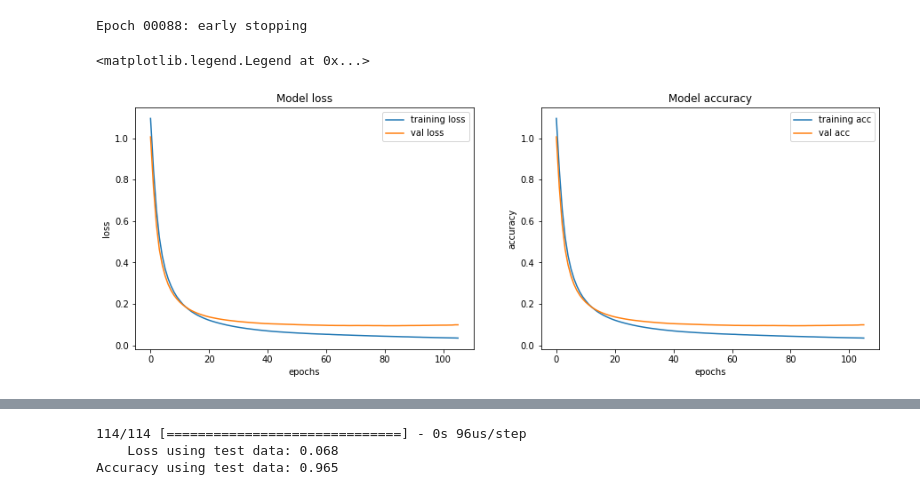
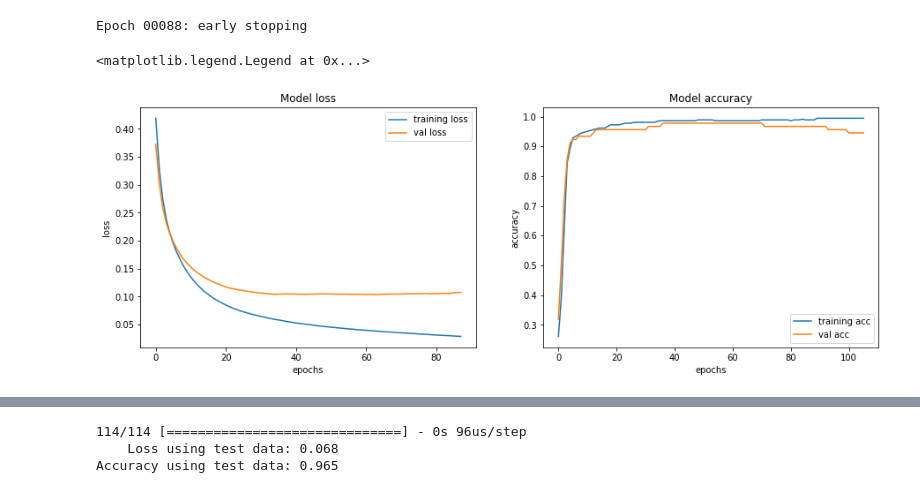
Before and after one commit to smc0/ML-projects, a Jupyter notebook: WisconsinBreastCancer/breast_cancer_data_analysis.ipynb, the cells around one changed output, grey strips where cells are left out. Saved outputs shown, nothing was run; the diff lists cells and outputs as text; code cells hidden in the pictures.

Commit message:
fixed plots

```diff
--- a/WisconsinBreastCancer/breast_cancer_data_analysis.ipynb
+++ b/WisconsinBreastCancer/breast_cancer_data_analysis.ipynb
@@ -508,28 +508,28 @@ history_dict = history.history
 # %% [output]
 Epoch 00088: early stopping
 # %%
-# plot training and validation loss vs. epochs
+# plot training and validation loss  and accuracy vs. epochs
 
 # set up values
 train_loss = history_dict['loss']
 val_loss = history_dict['val_loss']
 
 # set up figure
 f, (ax1, ax2) = plt.subplots(1, 2, sharey=False, figsize=(15,5))
 
 # loss plot
 ax1.plot(train_loss, label='training loss')
 ax1.plot(val_loss, label='val loss')
 ax1.set_title('Model loss')
 ax1.set(xlabel='epochs', ylabel='loss')
 ax1.legend()
 
 # accuracy plot
-ax2.plot(train_loss, label='training acc')
-ax2.plot(val_loss, label='val acc')
+ax2.plot(train_acc, label='training acc')
+ax2.plot(val_acc, label='val acc')
 ax2.set_title('Model accuracy')
 ax2.set(xlabel='epochs', ylabel='accuracy')
 ax2.legend()
 # %% [output]
 <matplotlib.legend.Legend at 0x...>
-[figure, old version]
+[figure, new version]
```
Also changed, not shown: parts of 1 cell of this notebook.
